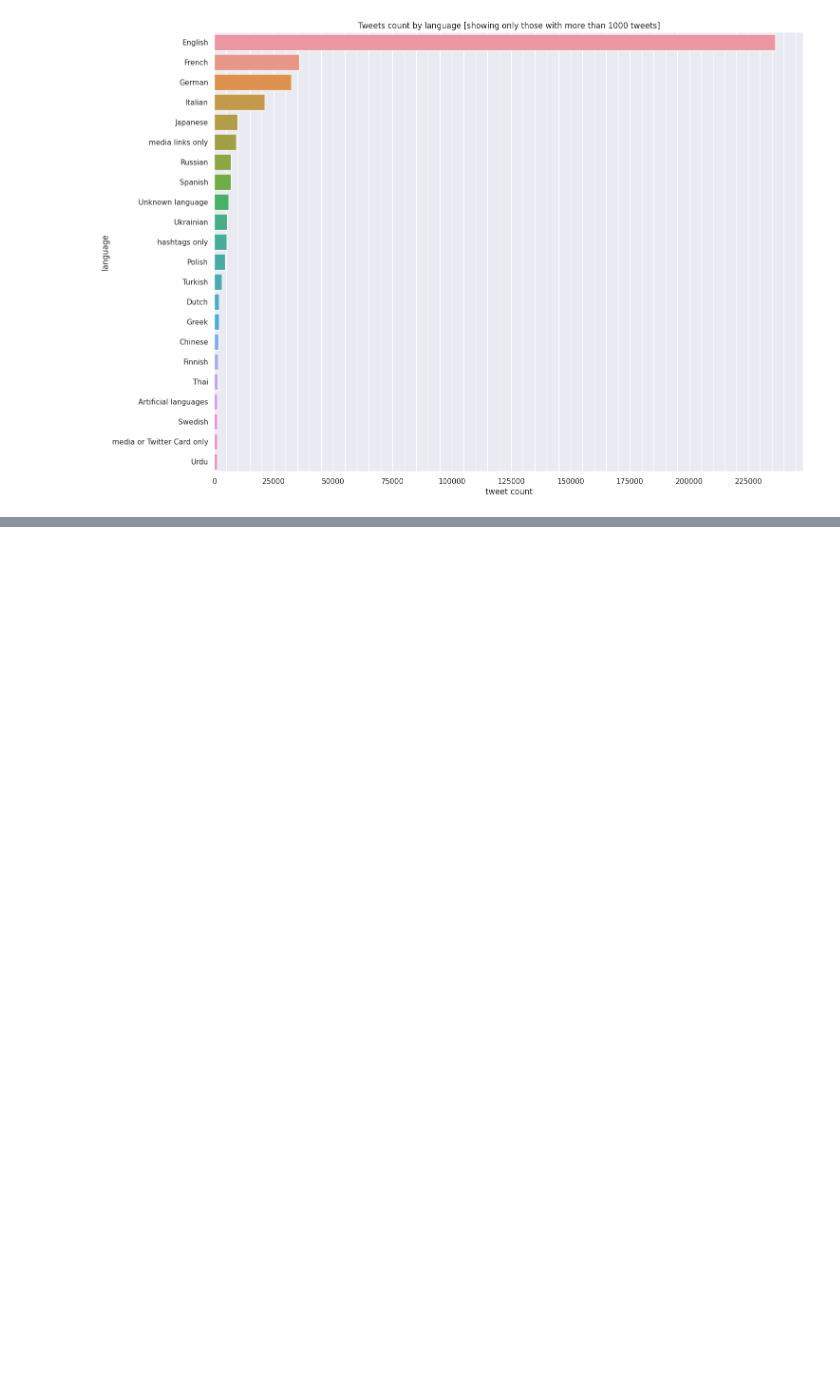
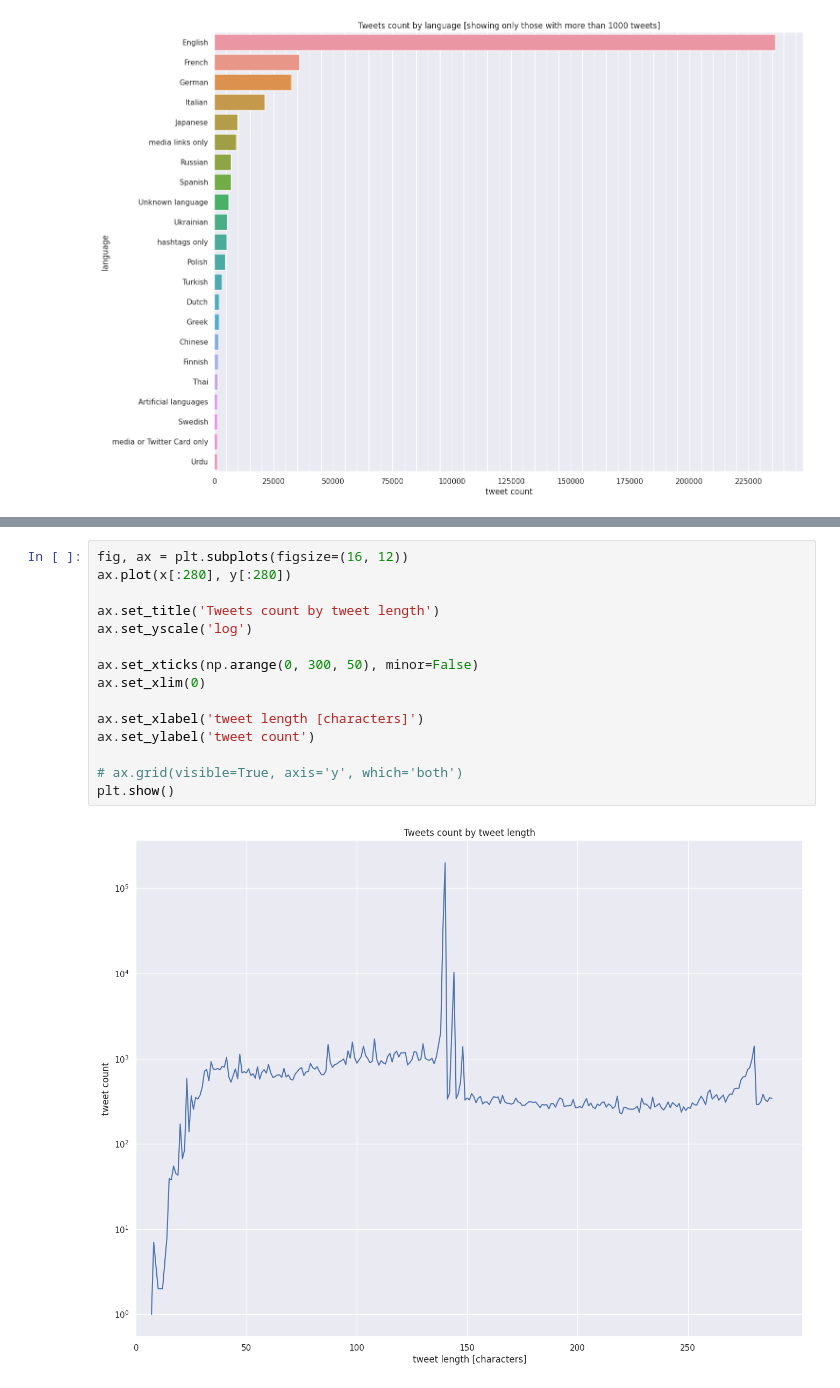
Before and after one commit to Goader/ukraine-tweets-eda, a Jupyter notebook: entry-level-exploration-dask.ipynb, the cells around one changed output, grey strips where cells are left out. Drawn from its saved outputs; the diff is of its cells as text; blank space fills up the shorter version.

```diff
--- a/entry-level-exploration-dask.ipynb
+++ b/entry-level-exploration-dask.ipynb
@@ -167,0 +207,17 @@ plt.show()
+# %%
+fig, ax = plt.subplots(figsize=(16, 12))
+ax.plot(x[:280], y[:280])
+
+ax.set_title('Tweets count by tweet length')
+ax.set_yscale('log')
+
+ax.set_xticks(np.arange(0, 300, 50), minor=False)
+ax.set_xlim(0)
+
+ax.set_xlabel('tweet length [characters]')
+ax.set_ylabel('tweet count')
+
+# ax.grid(visible=True, axis='y', which='both')
+plt.show()
+# %% [output]
+[figure, added]
```
Also changed, not shown: parts of 22 cells of this notebook.
